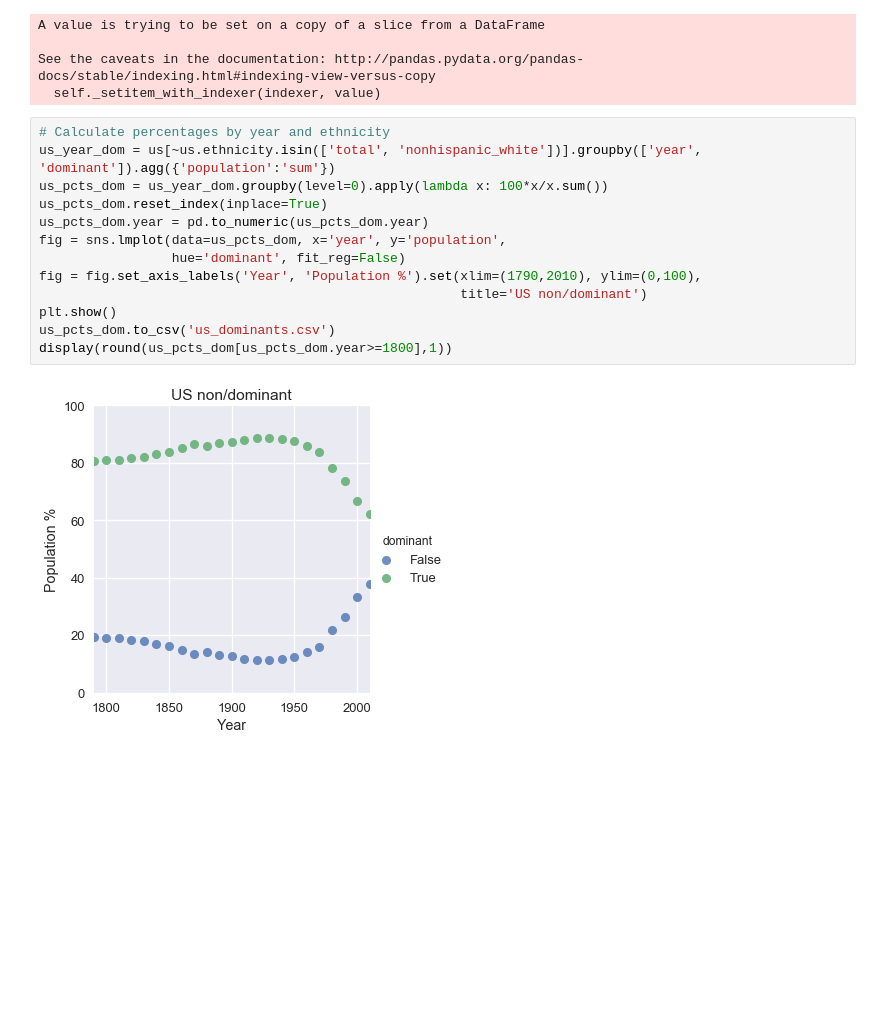
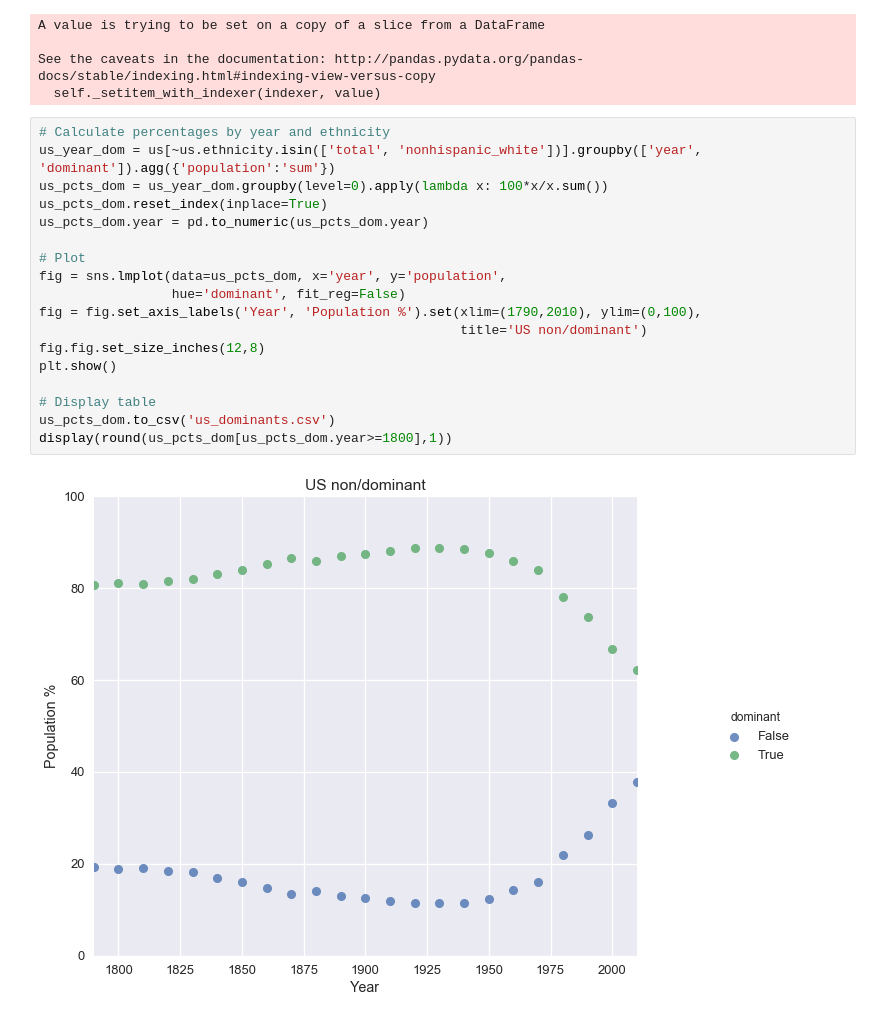
Before and after one commit to wilkens/noveltm-national-demographics, a Jupyter notebook: National Demographics.ipynb, the cells around one changed output. Drawn from its saved outputs; the diff is of its cells as text; blank space fills up the shorter version.

```diff
--- a/National Demographics.ipynb
+++ b/National Demographics.ipynb
@@ -254,18 +258,23 @@ See the caveats in the documentation: http://pandas.pydata.org/pandas-docs/stabl
 # %%
 # Calculate percentages by year and ethnicity
 us_year_dom = us[~us.ethnicity.isin(['total', 'nonhispanic_white'])].groupby(['year', 'dominant']).agg({'population':'sum'})
 us_pcts_dom = us_year_dom.groupby(level=0).apply(lambda x: 100*x/x.sum())
 us_pcts_dom.reset_index(inplace=True)
 us_pcts_dom.year = pd.to_numeric(us_pcts_dom.year)
+
+# Plot
 fig = sns.lmplot(data=us_pcts_dom, x='year', y='population',
                  hue='dominant', fit_reg=False)
 fig = fig.set_axis_labels('Year', 'Population %').set(xlim=(1790,2010), ylim=(0,100),
                                                       title='US non/dominant')
+fig.fig.set_size_inches(12,8)
 plt.show()
+
+# Display table
 us_pcts_dom.to_csv('us_dominants.csv')
 display(round(us_pcts_dom[us_pcts_dom.year>=1800],1))
 # %% [output]
-[figure, old version]
+[figure, new version]
 |  | year | dominant | population |
 | 38 | 1800 | False | 18.9 |
 | 39 | 1800 | True | 81.1 |
```
Also changed, not shown: parts of 3 cells of this notebook.
